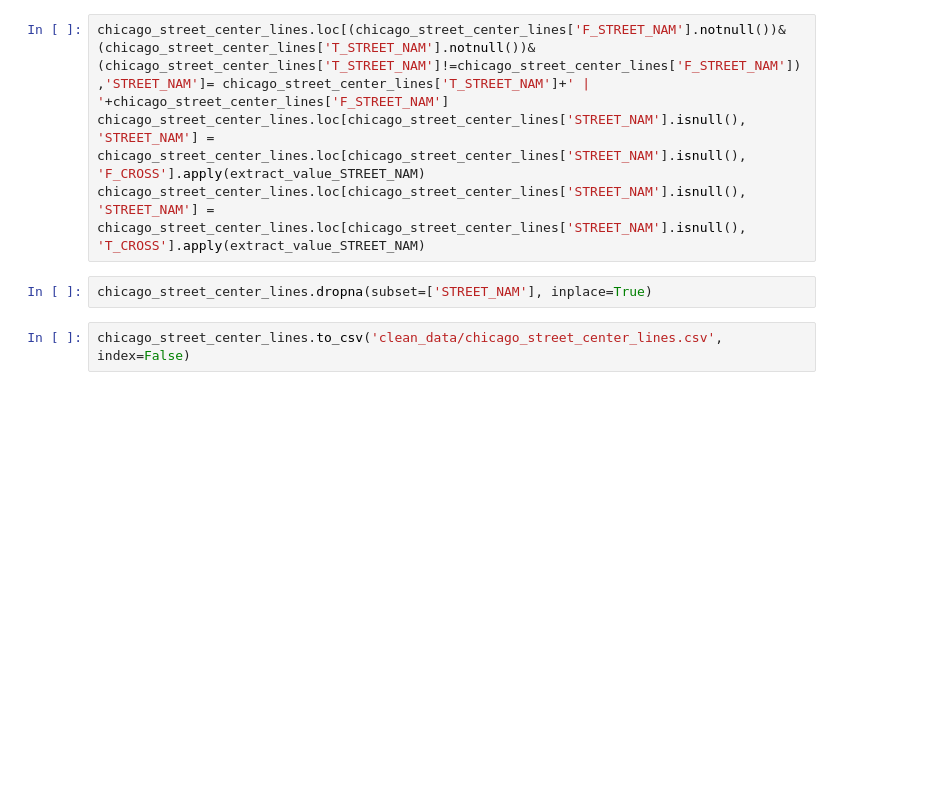
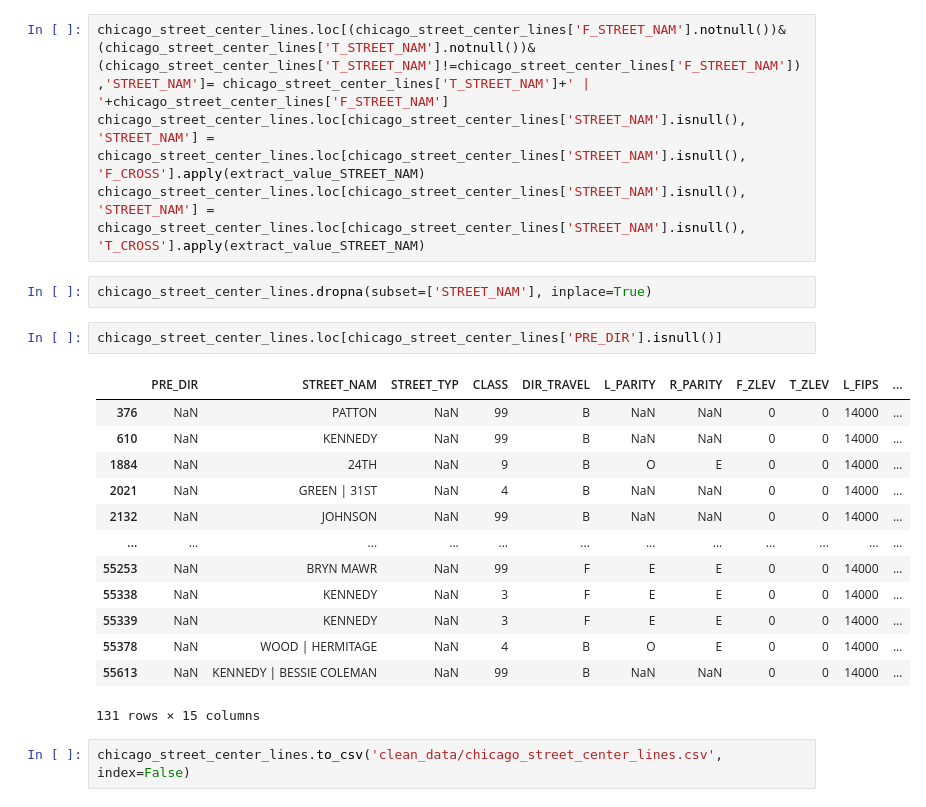
Before and after one commit to abdhashas/Data_mining_project, a Jupyter notebook: DM_HOMEWORK_1_BY_[عبدالرؤوف حسحس _طوني بطرس _عبد الله الزبداني].ipynb, the cells around one changed output. Drawn from its saved outputs; the diff is of its cells as text; blank space fills up the shorter version.

```diff
--- a/DM_HOMEWORK_1_BY_[عبدالرؤوف حسحس _طوني بطرس _عبد الله الزبداني].ipynb
+++ b/DM_HOMEWORK_1_BY_[عبدالرؤوف حسحس _طوني بطرس _عبد الله الزبداني].ipynb
@@ -547,6 +548,22 @@ chicago_street_center_lines.loc[chicago_street_center_lines['STREET_NAM'].isnull
 chicago_street_center_lines.loc[chicago_street_center_lines['STREET_NAM'].isnull(), 'STREET_NAM'] = chicago_street_center_lines.loc[chicago_street_center_lines['STREET_NAM'].isnull(), 'T_CROSS'].apply(extract_value_STREET_NAM)
 # %%
 chicago_street_center_lines.dropna(subset=['STREET_NAM'], inplace=True)
+# %%
+chicago_street_center_lines.loc[chicago_street_center_lines['PRE_DIR'].isnull()]
+# %% [output]
+|  | PRE_DIR | STREET_NAM | STREET_TYP | CLASS | DIR_TRAVEL | L_PARITY | R_PARITY | F_ZLEV | T_ZLEV | L_FIPS | ... |
+| 376 | NaN | PATTON | NaN | 99 | B | NaN | NaN | 0 | 0 | 14000 | ... |
+| 610 | NaN | KENNEDY | NaN | 99 | B | NaN | NaN | 0 | 0 | 14000 | ... |
+| 1884 | NaN | 24TH | NaN | 9 | B | O | E | 0 | 0 | 14000 | ... |
+| 2021 | NaN | GREEN | 31ST | NaN | 4 | B | NaN | NaN | 0 | 0 | 14000 | ... |
+| 2132 | NaN | JOHNSON | NaN | 99 | B | NaN | NaN | 0 | 0 | 14000 | ... |
+| ... | ... | ... | ... | ... | ... | ... | ... | ... | ... | ... | ... |
+| 55253 | NaN | BRYN MAWR | NaN | 99 | F | E | E | 0 | 0 | 14000 | ... |
+| 55338 | NaN | KENNEDY | NaN | 3 | F | E | E | 0 | 0 | 14000 | ... |
+| 55339 | NaN | KENNEDY | NaN | 3 | F | E | E | 0 | 0 | 14000 | ... |
+| 55378 | NaN | WOOD | HERMITAGE | NaN | 4 | B | O | E | 0 | 0 | 14000 | ... |
+| 55613 | NaN | KENNEDY | BESSIE COLEMAN | NaN | 99 | B | NaN | NaN | 0 | 0 | 14000 | ... |
+131 rows × 15 columns
 # %%
 chicago_street_center_lines.to_csv('clean_data/chicago_street_center_lines.csv', index=False)
 # %% [markdown]
```
Also changed, not shown: parts of 18 cells of this notebook.
